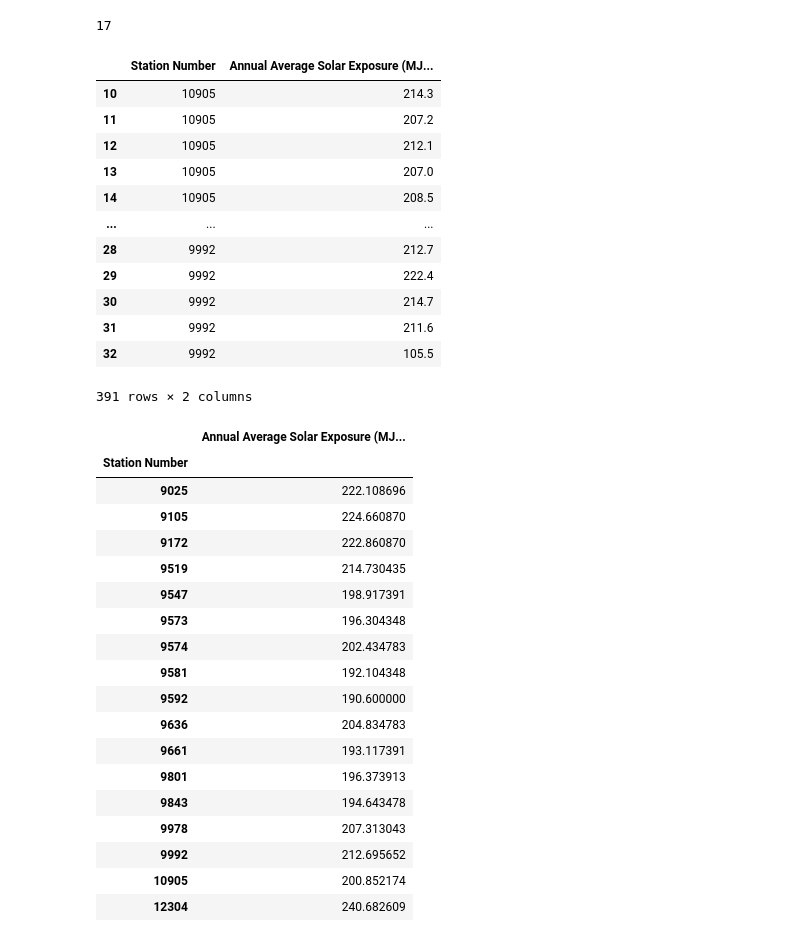
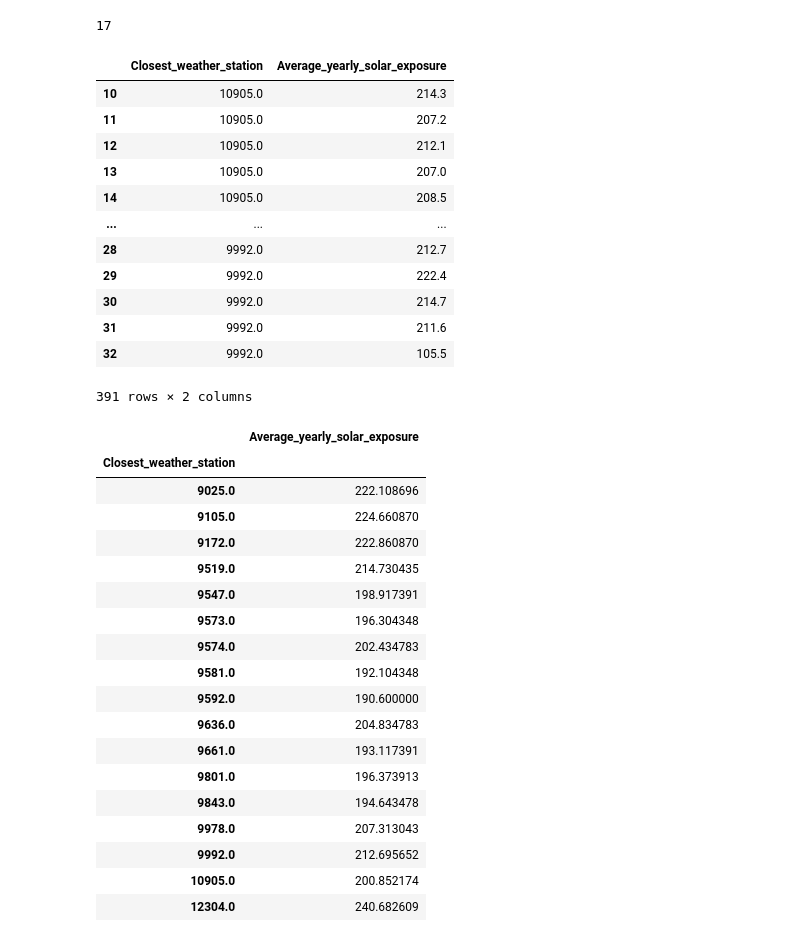
Before and after one commit to CarmenK2/ETL-project, a Jupyter notebook: Weather.ipynb, the cells around one changed output. Saved outputs shown, nothing was run; the diff lists cells and outputs as text; code cells hidden in the pictures.

```diff
--- a/Weather.ipynb
+++ b/Weather.ipynb
@@ -416,45 +416,45 @@ No_of_station
 17
 # %%
 #Name change for "Annual Column" to "Annual Average Solar Exposure (MJ m-2)"
-solar_data_namechange_df=solar_data_excl_df.rename(columns={"Annual":"Annual Average Solar Exposure (MJ m-2)"})
+solar_data_namechange_df=solar_data_excl_df.rename(columns={"Annual":"Average_yearly_solar_exposure","Station Number":"Closest_weather_station"})
 solar_data_namechange_df
 # %% [output]
-|  | Station Number | Annual Average Solar Exposure (MJ... |
-| 10 | 10905 | 214.3 |
-| 11 | 10905 | 207.2 |
-| 12 | 10905 | 212.1 |
-| 13 | 10905 | 207.0 |
-| 14 | 10905 | 208.5 |
+|  | Closest_weather_station | Average_yearly_solar_exposure |
+| 10 | 10905.0 | 214.3 |
+| 11 | 10905.0 | 207.2 |
+| 12 | 10905.0 | 212.1 |
+| 13 | 10905.0 | 207.0 |
+| 14 | 10905.0 | 208.5 |
 | ... | ... | ... |
-| 28 | 9992 | 212.7 |
-| 29 | 9992 | 222.4 |
-| 30 | 9992 | 214.7 |
-| 31 | 9992 | 211.6 |
-| 32 | 9992 | 105.5 |
+| 28 | 9992.0 | 212.7 |
+| 29 | 9992.0 | 222.4 |
+| 30 | 9992.0 | 214.7 |
+| 31 | 9992.0 | 211.6 |
+| 32 | 9992.0 | 105.5 |
 391 rows × 2 columns
 # %%
 #Groupby the station number and calculate the mean for years older than 2000
-solar_data_average_df=solar_data_namechange_df.groupby("Station Number").mean()
+solar_data_average_df=solar_data_namechange_df.groupby("Closest_weather_station").mean()
 solar_data_average_df
 # %% [output]
-|  | Annual Average Solar Exposure (MJ... |
-| Station Number |  |
-| 9025 | 222.108696 |
-| 9105 | 224.660870 |
-| 9172 | 222.860870 |
-| 9519 | 214.730435 |
-| 9547 | 198.917391 |
-| 9573 | 196.304348 |
-| 9574 | 202.434783 |
-| 9581 | 192.104348 |
-| 9592 | 190.600000 |
-| 9636 | 204.834783 |
-| 9661 | 193.117391 |
-| 9801 | 196.373913 |
-| 9843 | 194.643478 |
-| 9978 | 207.313043 |
-| 9992 | 212.695652 |
-| 10905 | 200.852174 |
-| 12304 | 240.682609 |
+|  | Average_yearly_solar_exposure |
+| Closest_weather_station |  |
+| 9025.0 | 222.108696 |
+| 9105.0 | 224.660870 |
+| 9172.0 | 222.860870 |
+| 9519.0 | 214.730435 |
+| 9547.0 | 198.917391 |
+| 9573.0 | 196.304348 |
+| 9574.0 | 202.434783 |
+| 9581.0 | 192.104348 |
+| 9592.0 | 190.600000 |
+| 9636.0 | 204.834783 |
+| 9661.0 | 193.117391 |
+| 9801.0 | 196.373913 |
+| 9843.0 | 194.643478 |
+| 9978.0 | 207.313043 |
+| 9992.0 | 212.695652 |
+| 10905.0 | 200.852174 |
+| 12304.0 | 240.682609 |
 # %%
 #Round to 2 decimal place for better presentation
```
Also changed, not shown: parts of 14 cells of this notebook.
